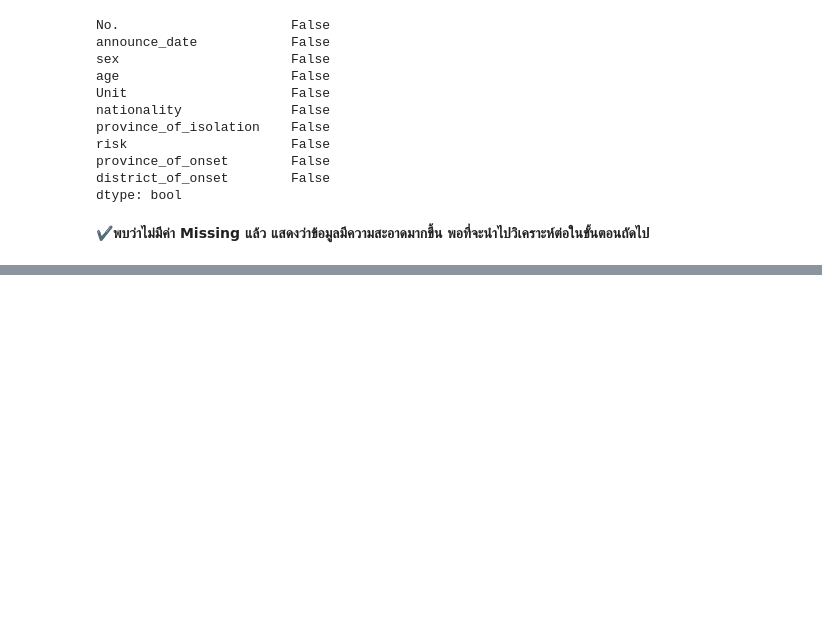
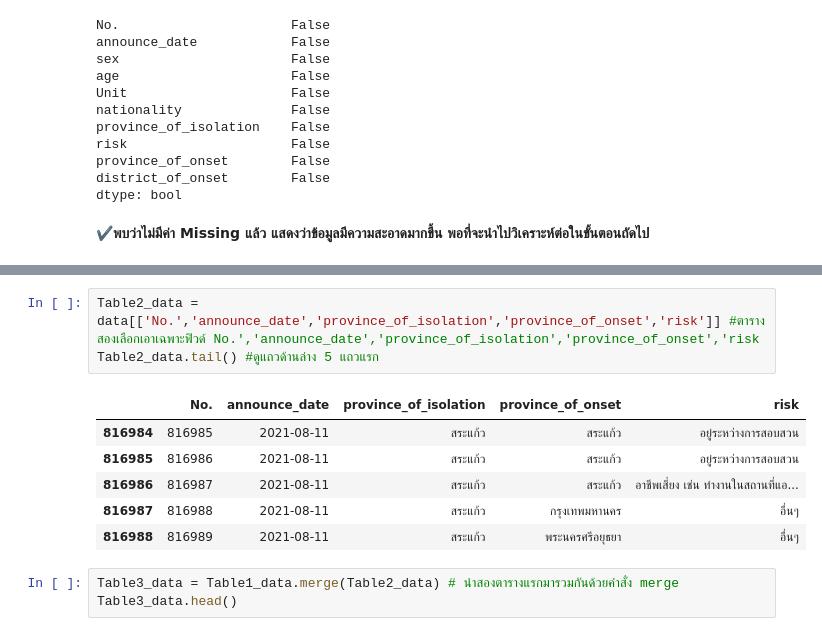
Before and after one commit to team0243/data_viz_2022, a Jupyter notebook: BasicPython&DataViz_midterm2022.ipynb, the cells around one changed output, grey strips where cells are left out. Drawn from its saved outputs; the diff is of its cells as text; blank space fills up the shorter version.

```diff
--- a/BasicPython&DataViz_midterm2022.ipynb
+++ b/BasicPython&DataViz_midterm2022.ipynb
@@ -307,0 +510,13 @@ dtype: bool
+# %%
+Table2_data = data[['No.','announce_date','province_of_isolation','province_of_onset','risk']] #ตารางสองเลือกเอาเฉพาะฟิวด์ No.','announce_date','province_of_isolation','province_of_onset','risk
+Table2_data.tail() #ดูแถวด้านล่าง 5 แถวแรก
+# %% [output]
+|  | No. | announce_date | province_of_isolation | province_of_onset | risk |
+| 816984 | 816985 | 2021-08-11 | สระแก้ว | สระแก้ว | อยู่ระหว่างการสอบสวน |
+| 816985 | 816986 | 2021-08-11 | สระแก้ว | สระแก้ว | อยู่ระหว่างการสอบสวน |
+| 816986 | 816987 | 2021-08-11 | สระแก้ว | สระแก้ว | อาชีพเสี่ยง เช่น ทำงานในสถานที่แอ... |
+| 816987 | 816988 | 2021-08-11 | สระแก้ว | กรุงเทพมหานคร | อื่นๆ |
+| 816988 | 816989 | 2021-08-11 | สระแก้ว | พระนครศรีอยุธยา | อื่นๆ |
+# %%
+Table3_data = Table1_data.merge(Table2_data) # นำสองตารางแรกมารวมกันด้วยคำสั่ง merge
+Table3_data.head()
```
Also changed, not shown: parts of 16 cells of this notebook.
